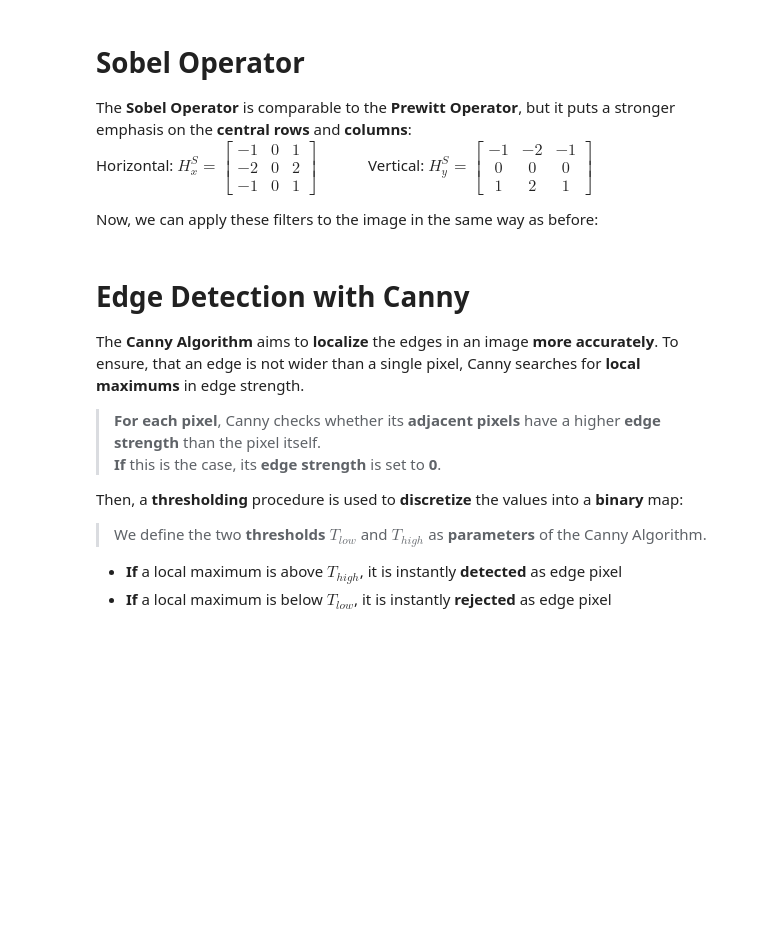
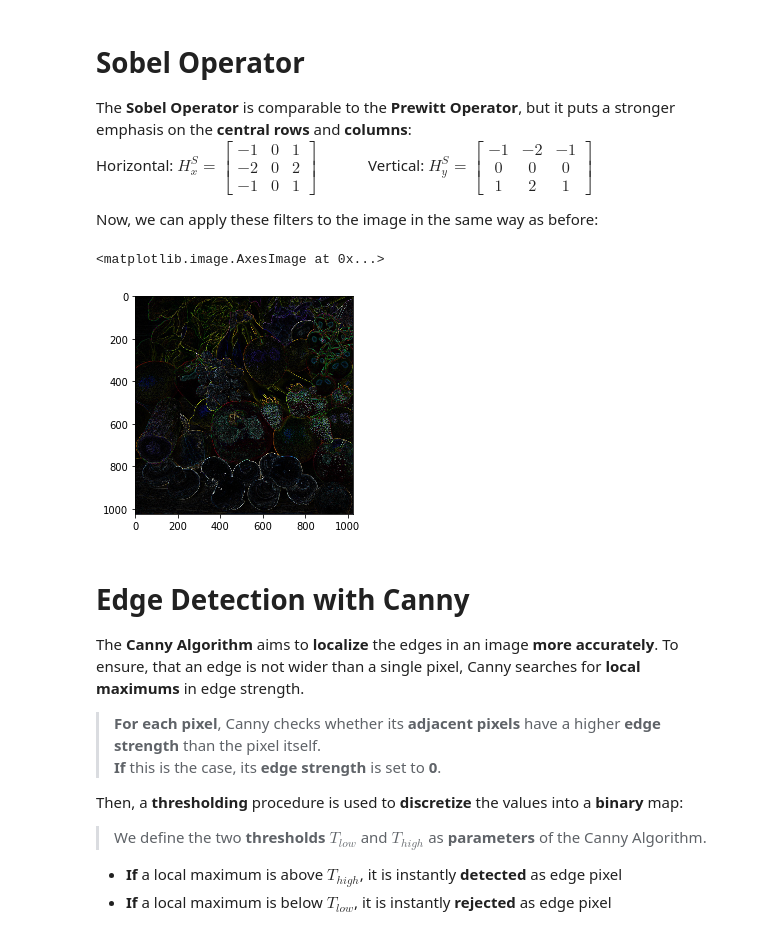
Before and after one commit to svenschultze/mediaprocessing-notebooks, a Jupyter notebook: 6-edge-detection.ipynb, the cells around one changed output. Saved outputs shown, nothing was run; the diff lists cells and outputs as text; code cells hidden in the pictures; blank space fills up the shorter version.

```diff
--- a/6-edge-detection.ipynb
+++ b/6-edge-detection.ipynb
@@ -143,23 +143,27 @@ Now, we can apply these filters to the image in the same way as before:
 # %%
 kernel_horizontal = np.array([
     [1, 0, -1],
     [2, 0, -2],
     [1, 0, -1]
 ])
 edges_horizontal = cv2.filter2D(img, cv2.CV_16S, kernel_horizontal)
 edges_horizontal = np.absolute(edges_horizontal)
 
 kernel_vertical = np.array([
     [ 1,  2,  1],
     [ 0,  0,  0],
     [-1, -2, -1]
 ])
 edges_vertical = cv2.filter2D(img, cv2.CV_16S, kernel_vertical)
 edges_vertical = np.absolute(edges_vertical)
 
 edges = np.add(edges_horizontal, edges_vertical)
+edges = edges / edges.max()
 
-cv2.imshow(edges)
+plt.imshow(edges)
+# %% [output]
+<matplotlib.image.AxesImage at 0x...>
+[figure, added]
 # %% [markdown]
 # Edge Detection with Canny
 The **Canny Algorithm** aims to **localize** the edges in an image **more accurately**.
```
Also changed, not shown: parts of 2 cells of this notebook.
